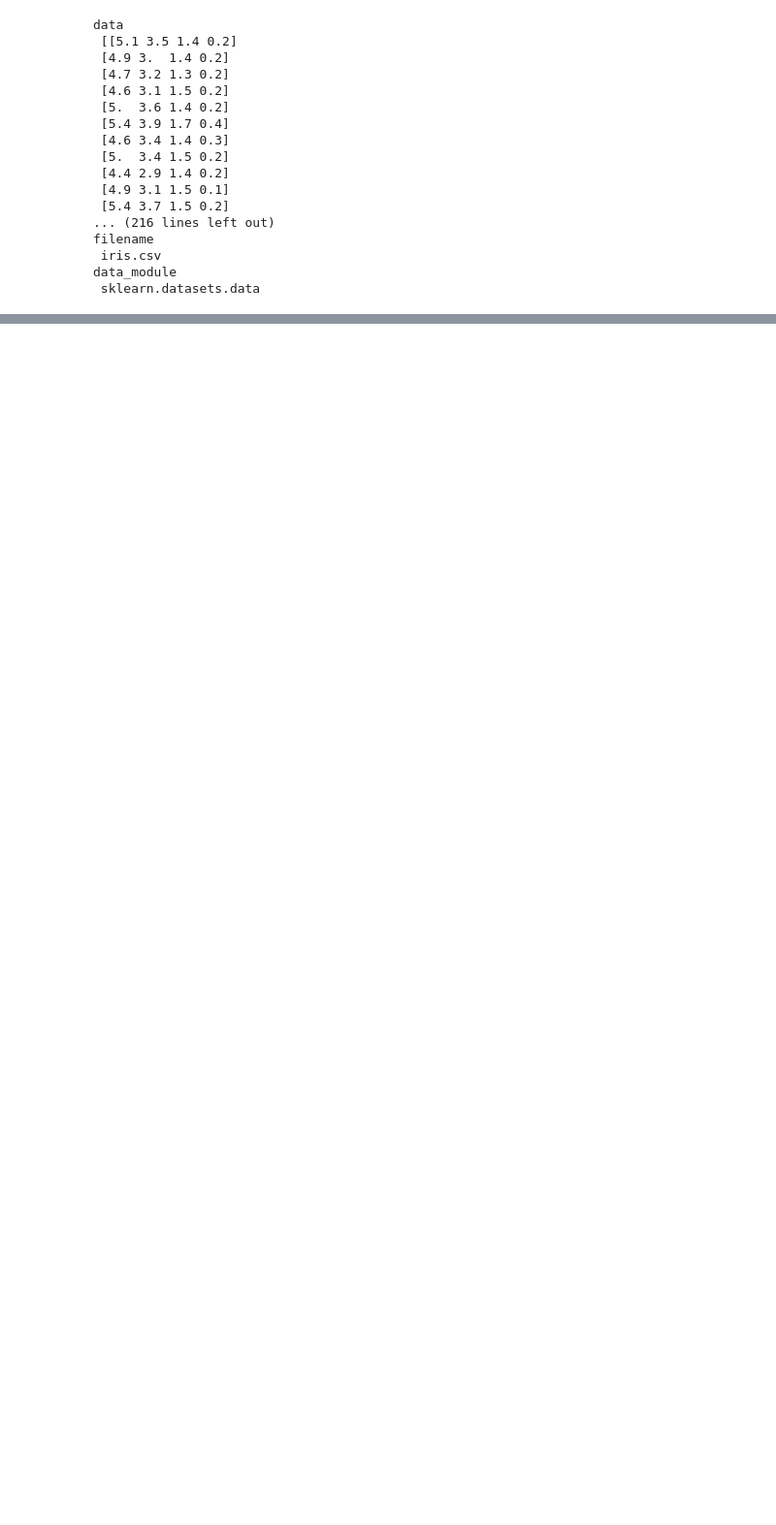
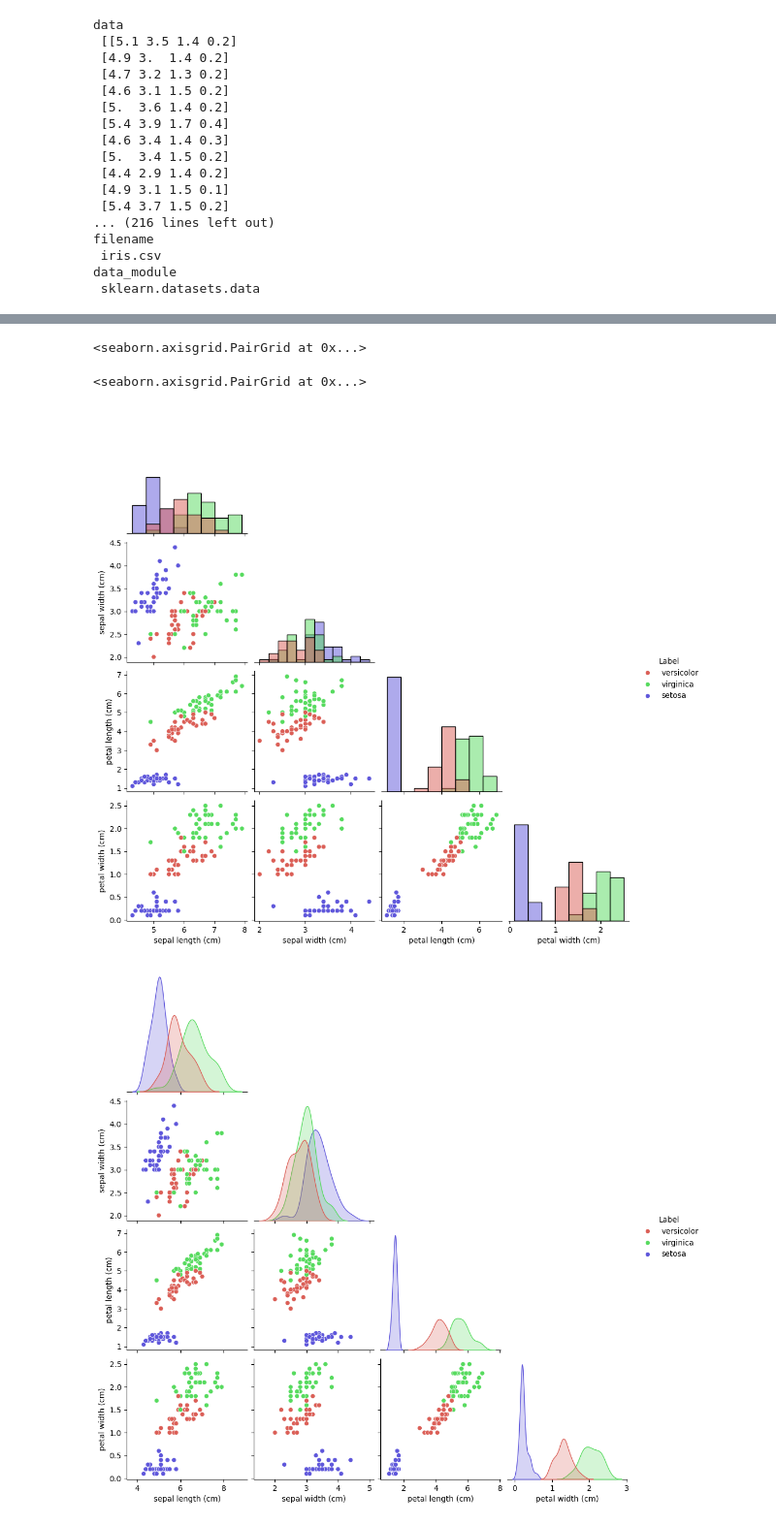
Before and after one commit to arghyadutta/AIComplexSystems, a Jupyter notebook: 02-notebook.ipynb, the cells around one changed output, grey strips where cells are left out. Shown: that part at 97% size. Drawn from its saved outputs; the diff is of its cells as text; code cells hidden in the pictures; blank space fills up the shorter version.

Commit message:
Last updated on 2025-01-17 14:12:56

```diff
--- a/02-notebook.ipynb
+++ b/02-notebook.ipynb
@@ -112,0 +84,8 @@ pass;
+# %%
+# Visual exploration. Important step in data analysis and ML!
+
+name_map =  {0:'setosa', 1:'versicolor', 2:'virginica'}
+
+iris_train = pd.DataFrame(X_train, columns=iris_dataset.feature_names)
+iris_train['Label']=pd.Series(y_train).map(name_map) # Add actual labels after converting them from numerical ones. I've used the data description from the last cell to get this information.
+iris_train
@@ -113 +106,12 @@ pass;
+# %%
+import seaborn as sns
+sns.pairplot(iris_train,hue='Label',corner=True,diag_kind='hist',palette='hls')
+sns.pairplot(iris_train,hue='Label',corner=True,diag_kind='kde',palette='hls')
+
+# documentation: https://seaborn.pydata.org/generated/seaborn.pairplot.html. Seaborn is a very useful library for statistical analysis and plotting. Have a look!
+# %% [output]
+<seaborn.axisgrid.PairGrid at 0x...>
+<seaborn.axisgrid.PairGrid at 0x...>
+[figure, added]
+[figure, added]
 # %%
```
Also changed, not shown: parts of 6 cells of this notebook, 1 other file.
